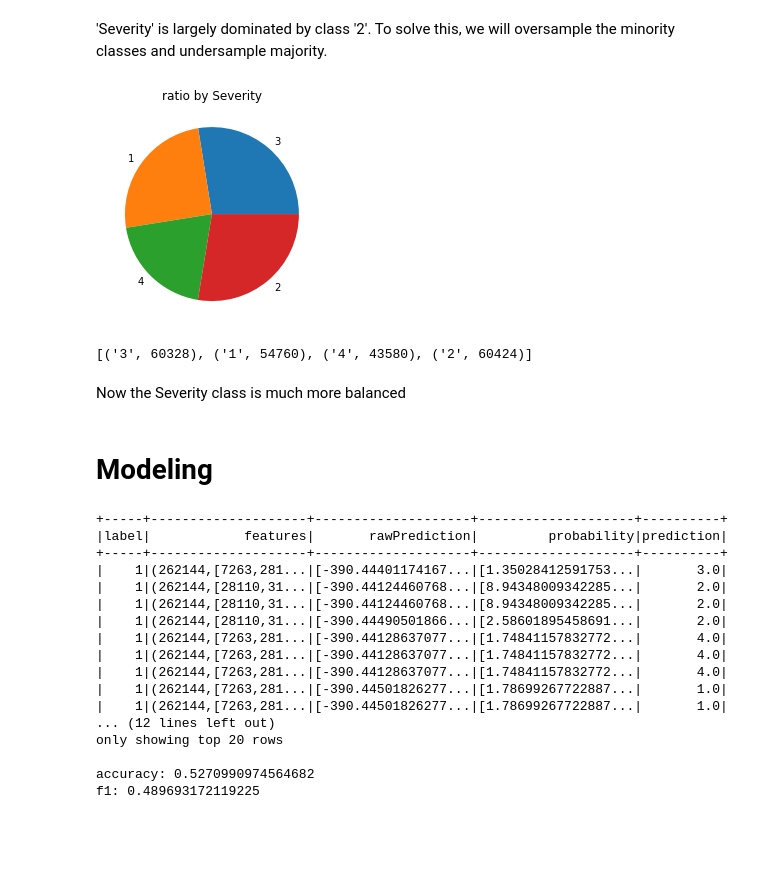
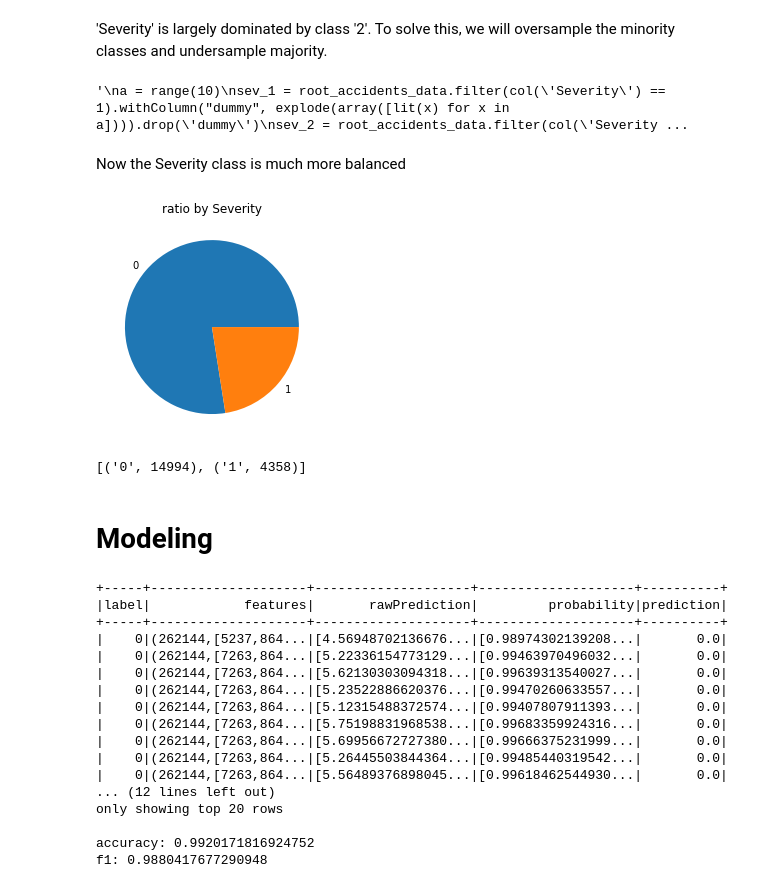
Before and after one commit to glebgalkin/SOEN471Winter, a Jupyter notebook: US Accidents technical analysis and regression.ipynb, the cells around one changed output. Cells and saved outputs as stored; diff of their text form; code cells hidden in the pictures; blank space fills up the shorter version.

Commit message:
2 classes classification

```diff
--- a/US Accidents technical analysis and regression.ipynb
+++ b/US Accidents technical analysis and regression.ipynb
@@ -267,6 +358,7 @@ display_piechart_of_column(root_accidents_data, 'Severity')
 # %% [markdown]
 'Severity' is largely dominated by class '2'. To solve this, we will oversample the minority classes and undersample majority.
 # %%
+'''
 a = range(10)
 sev_1 = root_accidents_data.filter(col('Severity') == 1).withColumn("dummy", explode(array([lit(x) for x in a]))).drop('dummy')
 sev_2 = root_accidents_data.filter(col('Severity') == 2).sample(0.14, seed)
@@ -275,11 +367,19 @@ sev_4 = root_accidents_data.filter(col('Severity') == 4).withColumn("dummy", exp
 balanced_dataset = sev_1.unionAll(sev_2).unionAll(sev_3).unionAll(sev_4)
 #balanced_dataset = balanced_dataset.sampleBy('Severity', {1: 1.0, 2: 0.3, 3: 1.0, 4: 1.0}, seed=seed)
 display_piechart_of_column(balanced_dataset, 'Severity')
+'''
 # %% [output]
-[figure, removed]
-[('3', 60328), ('1', 54760), ('4', 43580), ('2', 60424)]
+'\na = range(10)\nsev_1 = root_accidents_data.filter(col(\'Severity\') == 1).withColumn("dummy", explode(array([lit(x) for x in a]))).drop(\'dummy\')\nsev_2 = root_accidents_data.filter(col(\'Severity ...
 # %% [markdown]
 Now the Severity class is much more balanced
+# %%
+#predicting 2 classes only:
+two_classes = root_accidents_data.withColumn('Severity', when(col('Severity') == 4, lit(1)).otherwise(lit(0)))
+display_piechart_of_column(two_classes.sampleBy('Severity', {0: 0.03, 1: 1.0}, seed), 'Severity')
+balanced_dataset = two_classes
+# %% [output]
+[figure, added]
+[('0', 14994), ('1', 4358)]
 # %% [markdown]
 # Modeling
 # %%
@@ -322,23 +422,24 @@ def print_metrics(predictions, is_classification):
         print(f'{metric}: {evaluation}')
 # %%
 test_model(LogisticRegression(maxIter=100), True, balanced_dataset, \
-           ['Sunrise_Sunset', 'Weather_Condition', 'weekday', 'Side'], \
-           ['Start_Lat', 'Start_Lng', 'Visibility(mi)', 'hour_minutes', 'year', 'month', 'day'], 'Severity', seed)
+           ['Sunrise_Sunset', 'fair', 'clouds', 'dark_clouds', 'fog', 'rain', 'heavy_rain', 'snow', 'heavy_snow', 'weekday', 'Side',\
+            'Amenity', 'Bump', 'Crossing', 'Give_Way', 'Junction', 'No_Exit','Railway', 'Roundabout','Station','Stop', 'Traffic_Signal', 'Traffic_Calming'], \
+           ['Start_Lat', 'Start_Lng', 'Visibility(mi)', 'hour_minutes', 'year', 'day'], 'Severity', seed)
 # %% [output]
 +-----+--------------------+--------------------+--------------------+----------+
 |label|            features|       rawPrediction|         probability|prediction|
 +-----+--------------------+--------------------+--------------------+----------+
-|    1|(262144,[7263,281...|[-390.44401174167...|[1.35028412591753...|       3.0|
-|    1|(262144,[28110,31...|[-390.44124460768...|[8.94348009342285...|       2.0|
-|    1|(262144,[28110,31...|[-390.44124460768...|[8.94348009342285...|       2.0|
-|    1|(262144,[28110,31...|[-390.44490501866...|[2.58601895458691...|       2.0|
-|    1|(262144,[7263,281...|[-390.44128637077...|[1.74841157832772...|       4.0|
-|    1|(262144,[7263,281...|[-390.44128637077...|[1.74841157832772...|       4.0|
-|    1|(262144,[7263,281...|[-390.44128637077...|[1.74841157832772...|       4.0|
-|    1|(262144,[7263,281...|[-390.44501826277...|[1.78699267722887...|       1.0|
-|    1|(262144,[7263,281...|[-390.44501826277...|[1.78699267722887...|       1.0|
+|    0|(262144,[5237,864...|[4.56948702136676...|[0.98974302139208...|       0.0|
+|    0|(262144,[7263,864...|[5.22336154773129...|[0.99463970496032...|       0.0|
+|    0|(262144,[7263,864...|[5.62130303094318...|[0.99639313540027...|       0.0|
+|    0|(262144,[7263,864...|[5.23522886620376...|[0.99470260633557...|       0.0|
+|    0|(262144,[7263,864...|[5.12315488372574...|[0.99407807911393...|       0.0|
+|    0|(262144,[7263,864...|[5.75198831968538...|[0.99683359924316...|       0.0|
+|    0|(262144,[7263,864...|[5.69956672727380...|[0.99666375231999...|       0.0|
+|    0|(262144,[7263,864...|[5.26445503844364...|[0.99485440319542...|       0.0|
+|    0|(262144,[7263,864...|[5.56489376898045...|[0.99618462544930...|       0.0|
 ... (12 lines left out)
 only showing top 20 rows
 
-accuracy: 0.5270990974564682
-f1: 0.489693172119225
+accuracy: 0.9920171816924752
+f1: 0.9880417677290948
```
Also changed, not shown: parts of 6 cells of this notebook.
